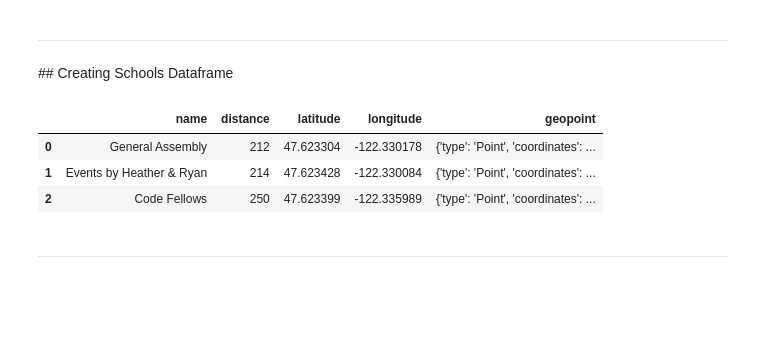
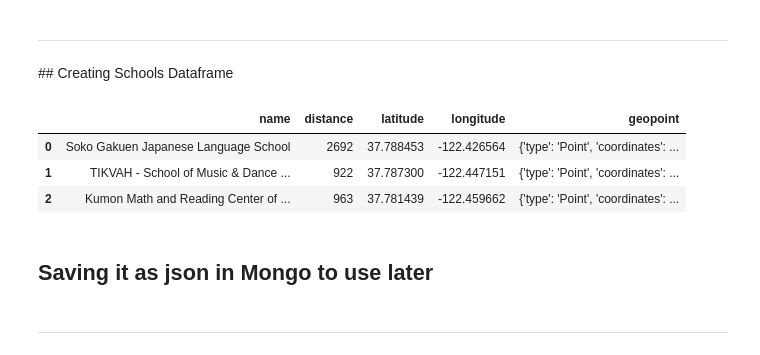
Before and after one commit to JaimeSanz28/Earth_Blueprint, a Jupyter notebook: api_near_queries.ipynb, the cells around one changed output. Saved outputs shown, nothing was run; the diff lists cells and outputs as text; code cells hidden in the pictures; blank space fills up the shorter version.

```diff
--- a/api_near_queries.ipynb
+++ b/api_near_queries.ipynb
@@ -18,7 +20,7 @@ def foursquareAPI(search):
     client_id=os.getenv('CLIENT_ID'),
     client_secret=os.getenv('CLIENT_SECRET'),
     v='20180323',
-    ll="47.62405,-122.33279",
+    ll="37.78986, -122.45712",
     query=search,
     limit=100
     )
@@ -34,10 +38,10 @@ def foursquareAPI(search):
 # %%
 starbucks = foursquareAPI("Starbucks")
 # %%
-starbucks_seattle=[]
+starbucks_niners=[]
 for i in list(range(len(starbucks["response"]["groups"][0]["items"]))):
 
-            starbucks_seattle.append({
+            starbucks_niners.append({
         "name": starbucks["response"]["groups"][0]["items"][i]["venue"]["name"],
         "distance": starbucks["response"]["groups"][0]["items"][i]["venue"]["location"]["distance"],
         "latitude": starbucks["response"]["groups"][0]["items"][i]["venue"]["location"]["lat"],
@@ -60,10 +70,10 @@ df_starbucks.head(3)
 # %%
 airports = foursquareAPI("Airport")
 # %%
-airports_seattle=[]
+airports_niners=[]
 for i in list(range(len(airports["response"]["groups"][0]["items"]))):
 
-            airports_seattle.append({
+            airports_niners.append({
         "name": airports["response"]["groups"][0]["items"][i]["venue"]["name"],
         "distance": airports["response"]["groups"][0]["items"][i]["venue"]["location"]["distance"],
         "latitude": airports["response"]["groups"][0]["items"][i]["venue"]["location"]["lat"],
@@ -86,22 +102,24 @@ df_airports.head(3)
 # %%
 children = foursquareAPI("School")
 # %%
-children_seattle=[]
+children_niners=[]
 for i in list(range(len(children["response"]["groups"][0]["items"]))):
 
-            children_seattle.append({
+            children_niners.append({
         "name": children["response"]["groups"][0]["items"][i]["venue"]["name"],
         "distance": children["response"]["groups"][0]["items"][i]["venue"]["location"]["distance"],
         "latitude": children["response"]["groups"][0]["items"][i]["venue"]["location"]["lat"],
         "longitude": children["response"]["groups"][0]["items"][i]["venue"]["location"]["lng"]
     })
 # %%
-df_children = pd.DataFrame(list(children_seattle))
+df_children = pd.DataFrame(list(children_niners))
 
 df_children["geopoint"] = df_children.apply(transformToGeoPoint, axis=1)
 df_children.head(3)
 # %% [output]
 |  | name | distance | latitude | longitude | geopoint |
-| 0 | General Assembly | 212 | 47.623304 | -122.330178 | {'type': 'Point', 'coordinates': ... |
-| 1 | Events by Heather & Ryan | 214 | 47.623428 | -122.330084 | {'type': 'Point', 'coordinates': ... |
-| 2 | Code Fellows | 250 | 47.623399 | -122.335989 | {'type': 'Point', 'coordinates': ... |
+| 0 | Soko Gakuen Japanese Language School | 2692 | 37.788453 | -122.426564 | {'type': 'Point', 'coordinates': ... |
+| 1 | TIKVAH - School of Music & Dance ... | 922 | 37.787300 | -122.447151 | {'type': 'Point', 'coordinates': ... |
+| 2 | Kumon Math and Reading Center of ... | 963 | 37.781439 | -122.459662 | {'type': 'Point', 'coordinates': ... |
+# %% [markdown]
+## Saving it as json in Mongo to use later
```
Also changed, not shown: parts of 67 cells of this notebook.
